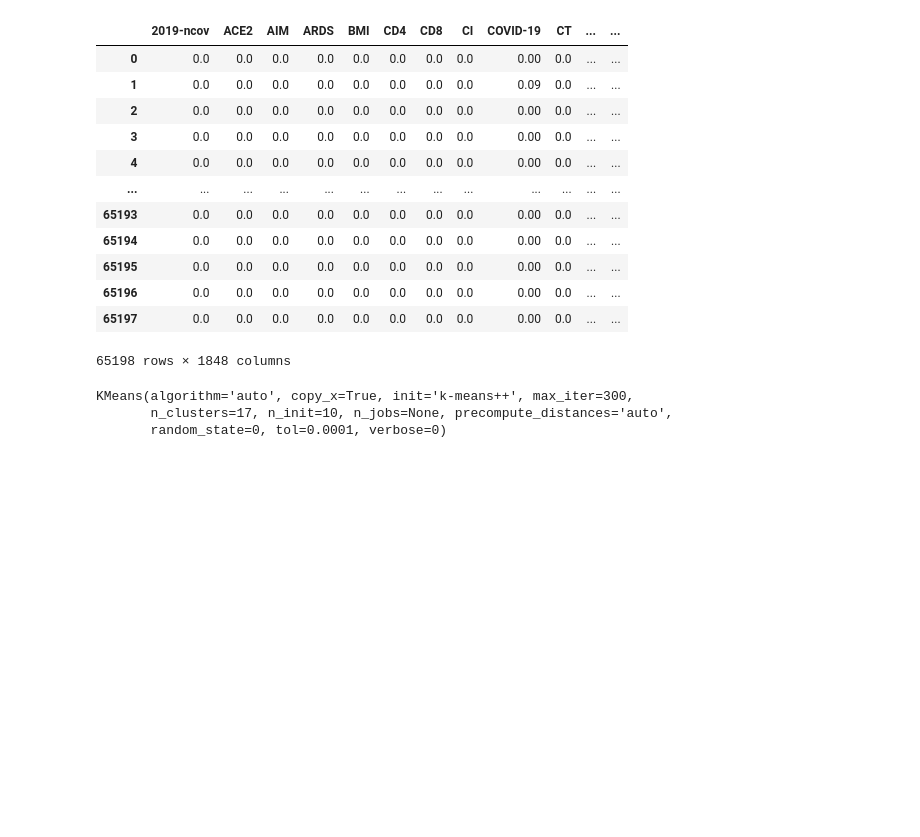
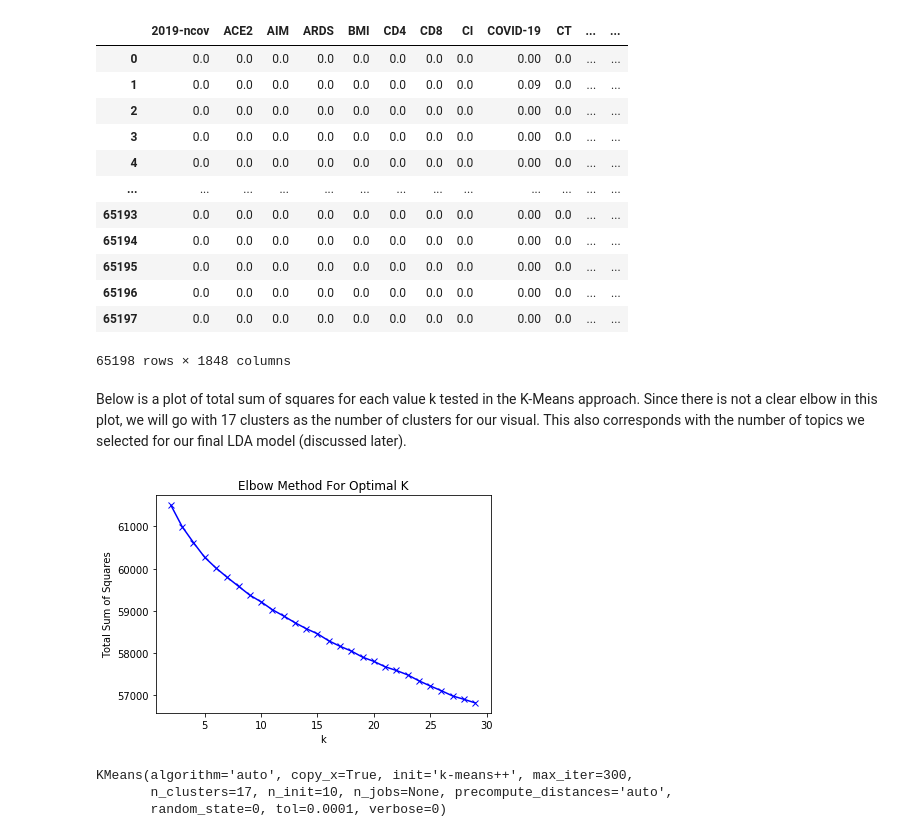
Before and after one commit to jongfranco/covid19_research-1, a Jupyter notebook: paper_abstract_modeling.ipynb, the cells around one changed output. Drawn from its saved outputs; the diff is of its cells as text; code cells hidden in the pictures; blank space fills up the shorter version.

```diff
--- a/paper_abstract_modeling.ipynb
+++ b/paper_abstract_modeling.ipynb
@@ -211,4 +215,25 @@ tv_dataframe
 | 65196 | 0.0 | 0.0 | 0.0 | 0.0 | 0.0 | 0.0 | 0.0 | 0.0 | 0.00 | 0.0 | ... | ... |
 | 65197 | 0.0 | 0.0 | 0.0 | 0.0 | 0.0 | 0.0 | 0.0 | 0.0 | 0.00 | 0.0 | ... | ... |
 65198 rows × 1848 columns
+# %%
+#Running through the k-means model for n topics from 2 to 29
+inertia_vals = []
+cluster_number = range(2,30)
+
+for i in cluster_number:
+    true_k = i
+    kmeans_model = KMeans(n_clusters = true_k, random_state = 0)
+    kmeans_model.fit(tv_matrix)
+    inertia_vals.append(kmeans_model.inertia_)
+# %% [markdown]
+Below is a plot of total sum of squares for each value k tested in the K-Means approach. Since there is not a clear elbow in this plot, we will go with 17 clusters as the number of clusters for our visual. This also corresponds with the number of topics we selected for our final LDA model (discussed later).
+# %%
+#Plotting the Total Sums of Squares for each value of k in Kmeans
+plt.plot(cluster_number, inertia_vals, 'bx-')
+plt.xlabel('k')
+plt.ylabel('Total Sum of Squares')
+plt.title('Elbow Method For Optimal K')
+plt.show()
+# %% [output]
+[figure, added]
 # %%
```
Also changed, not shown: parts of 39 cells of this notebook.
